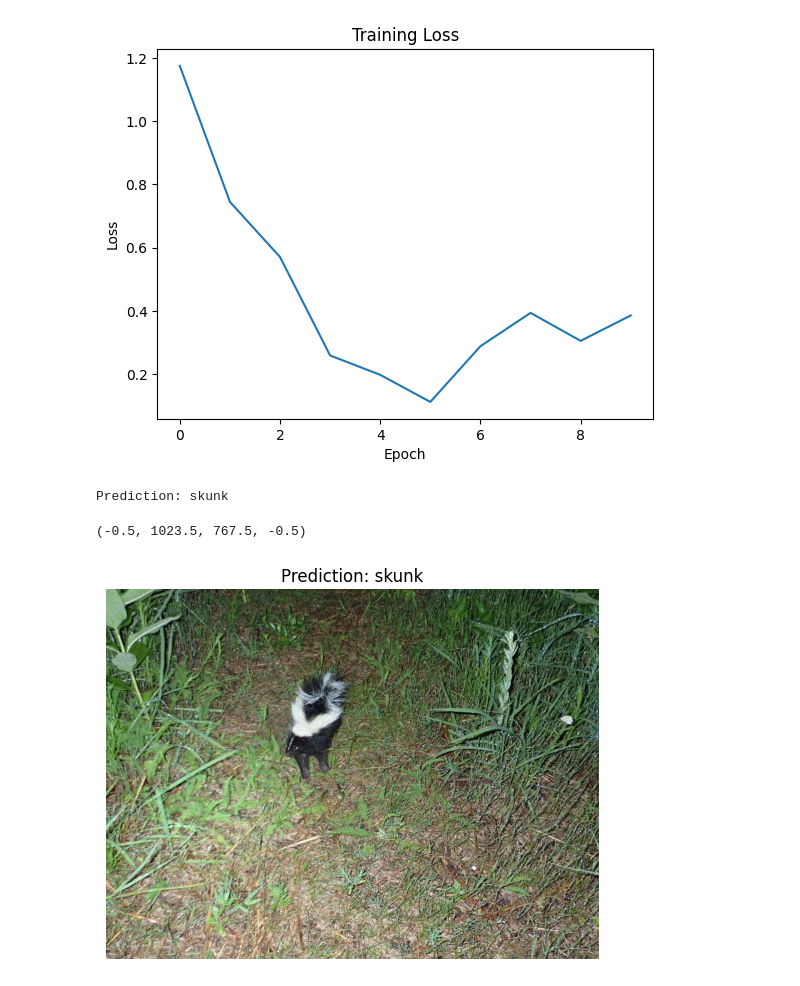
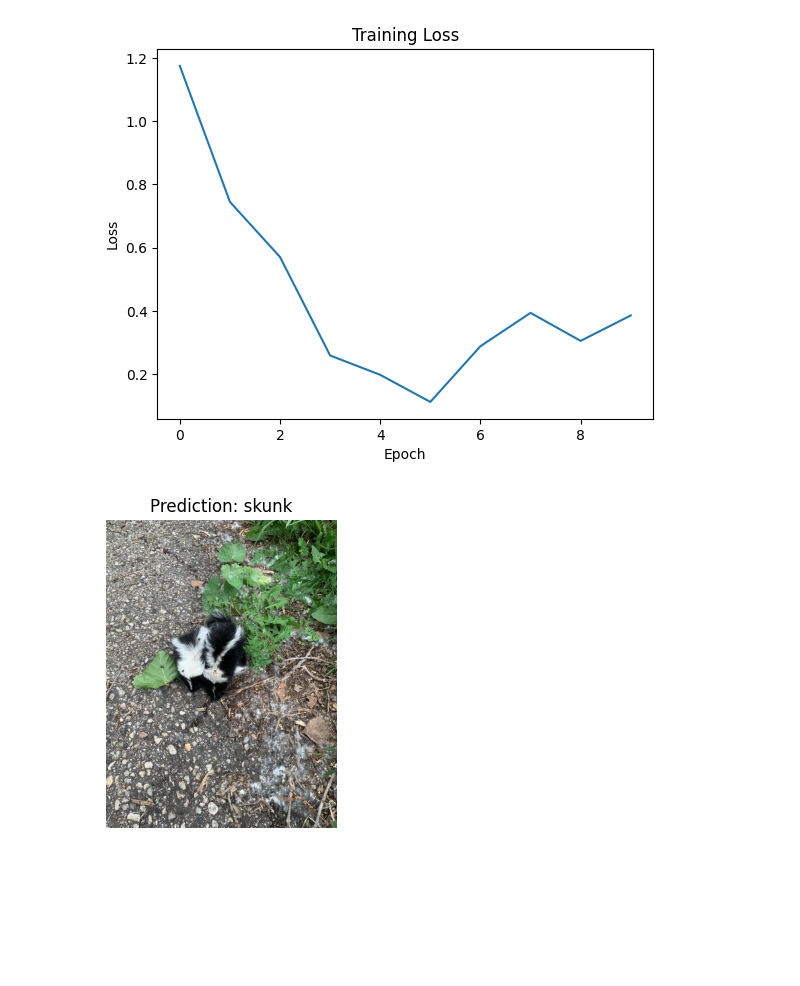
Before and after one commit to Reptileblood/ai_wildlife_classifier, a Jupyter notebook: pytorch_training.ipynb, the cells around one changed output. Saved outputs shown, nothing was run; the diff lists cells and outputs as text; code cells hidden in the pictures; blank space fills up the shorter version.

```diff
--- a/pytorch_training.ipynb
+++ b/pytorch_training.ipynb
@@ -149,17 +149,17 @@ def predict_image(model, image_path, transform, class_names):
 
     return class_names[predicted.item()]
 # %%
-image_path = "C:\\Users\\manni\\Documents\\ai_wildlife_classifier\\data\\test_images\\skunktest.jpg"
+image_path = "C:\\Users\\manni\\Documents\\ai_wildlife_classifier\\data\\test_images\\hardskunktest.jpg"
 prediction = predict_image(model, image_path, transforms_basic, class_names)
-print("Prediction:", prediction)
 
 img = Image.open(image_path)
+
+plt.figure(figsize=(4,4))
 plt.imshow(img)
 plt.title(f"Prediction: {prediction}")
 plt.axis("off")
+plt.show()
 # %% [output]
-Prediction: skunk
-(-0.5, 1023.5, 767.5, -0.5)
-[figure, old version]
+[figure, new version]
 # %%
 torch.save(model.state_dict(), "wildlife_classifier.pth")
```
